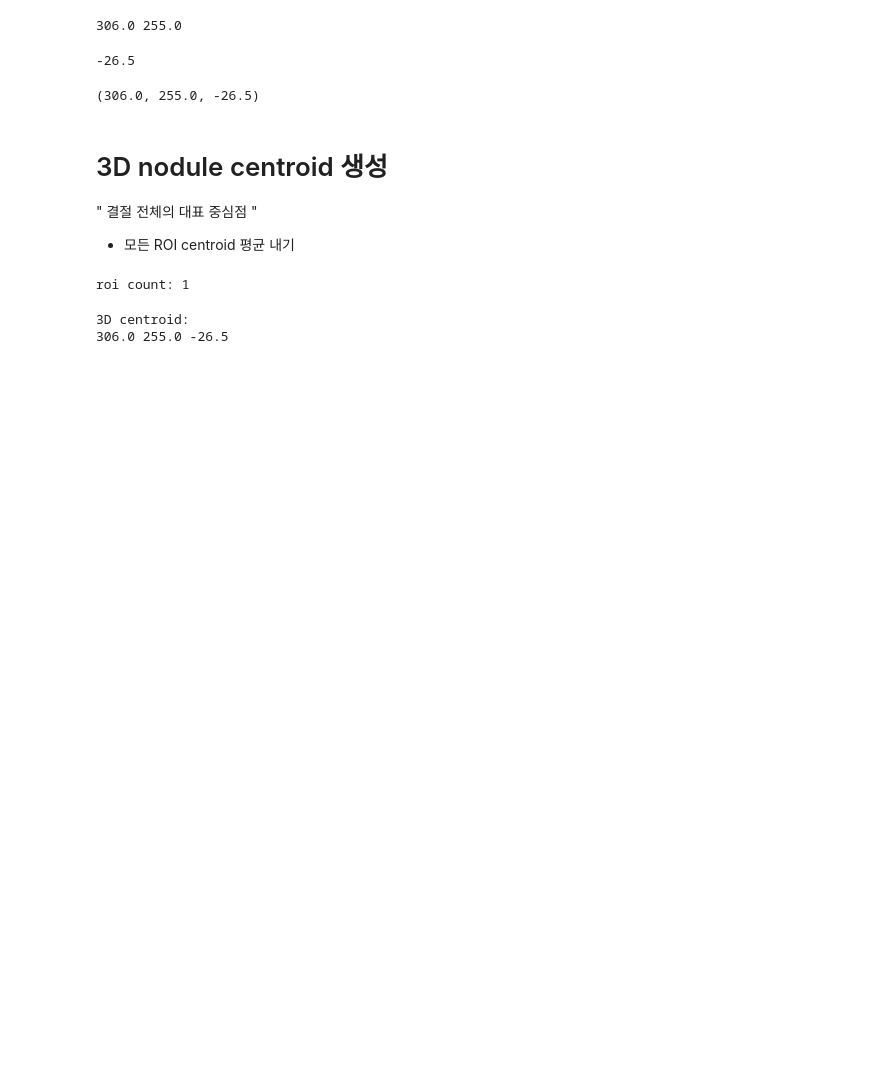
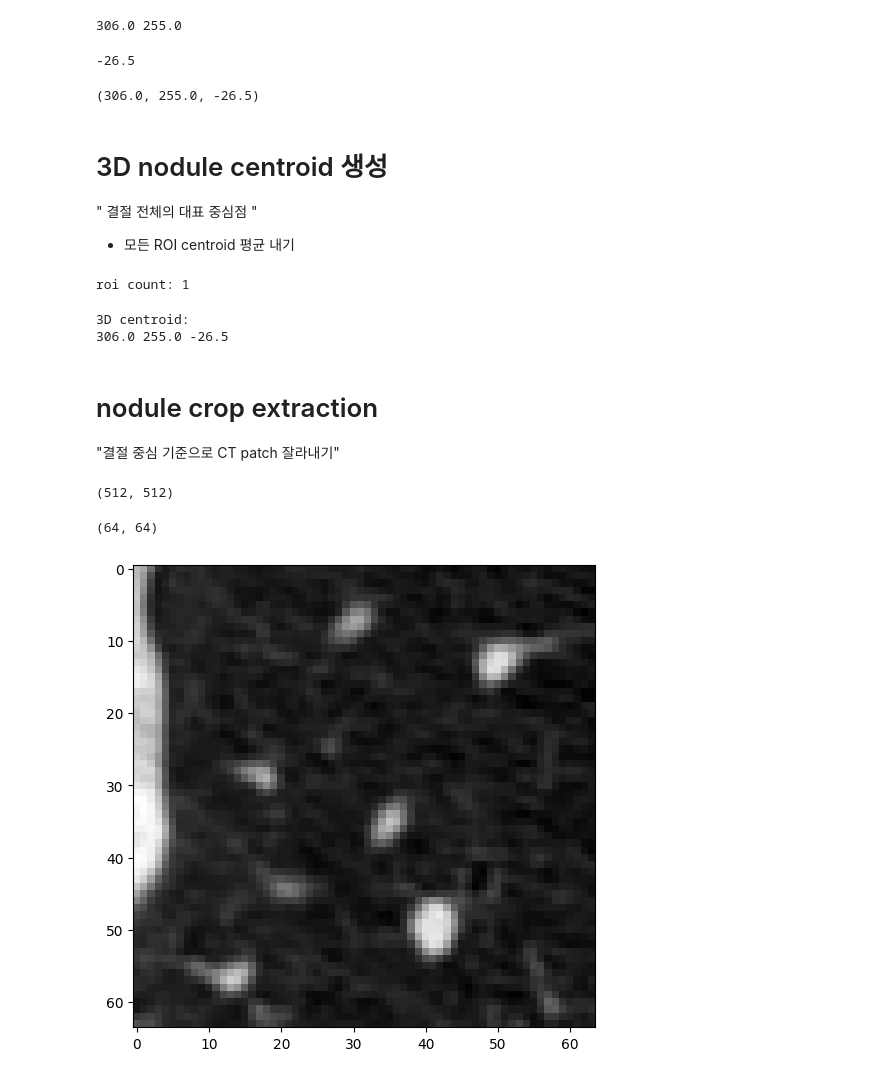
Before and after one commit to hdo-spec/lung-nodule-project, a Jupyter notebook: notebooks/02_build_dataset.ipynb, the cells around one changed output. Drawn from its saved outputs; the diff is of its cells as text; code cells hidden in the pictures; blank space fills up the shorter version.

Commit message:
crop image

```diff
--- a/notebooks/02_build_dataset.ipynb
+++ b/notebooks/02_build_dataset.ipynb
@@ -942,3 +942,40 @@ print(cx, cy, cz)
 # %% [output]
 3D centroid:
 306.0 255.0 -26.5
+# %% [markdown]
+# nodule crop extraction
+"결절 중심 기준으로 CT patch 잘라내기"
+# %%
+# matched image 준비
+image = matched_dcm.pixel_array
+
+print(image.shape)
+# %% [output]
+(512, 512)
+# %%
+# centroid 정수 변환
+cx = int(cx)
+cy = int(cy)
+
+# crop size 정의 (임의)
+crop_size = 64
+half = crop_size // 2
+
+# crop extraction
+crop = image[
+    cy-half:cy+half,
+    cx-half:cx+half
+]
+
+# shape 확인
+print(crop.shape)
+
+# crop visualization
+plt.figure(figsize=(6,6))
+
+plt.imshow(crop, cmap="gray")
+
+plt.show()
+# %% [output]
+(64, 64)
+[figure, added]
```
